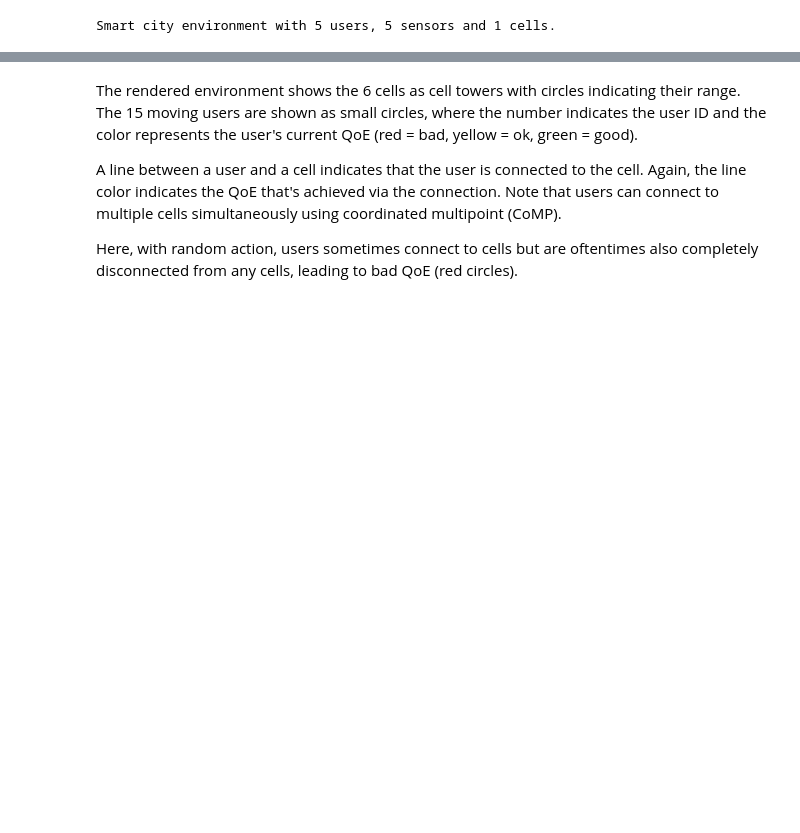
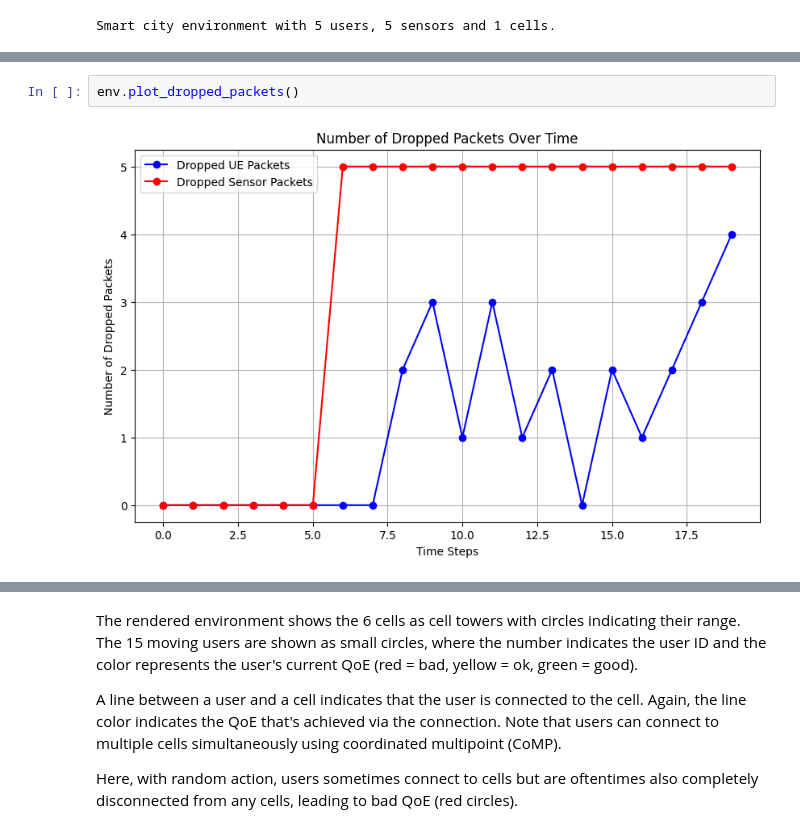
Before and after one commit to stefanbschneider/mobile-env, a Jupyter notebook: examples/smart_city.ipynb, the cells around one changed output, grey strips where cells are left out. Saved outputs shown, nothing was run; the diff lists cells and outputs as text; blank space fills up the shorter version.

```diff
--- a/examples/smart_city.ipynb
+++ b/examples/smart_city.ipynb
@@ -86,0 +83,4 @@ env.plot_queue_sizes()
+# %%
+env.plot_dropped_packets()
+# %% [output]
+[figure, added]
```
Also changed, not shown: parts of 8 cells of this notebook, 6 other files.
